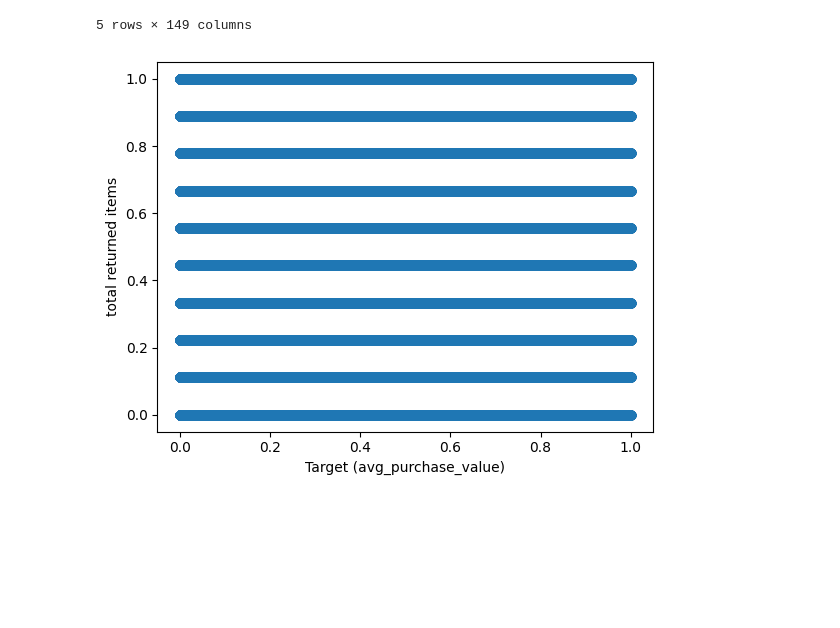
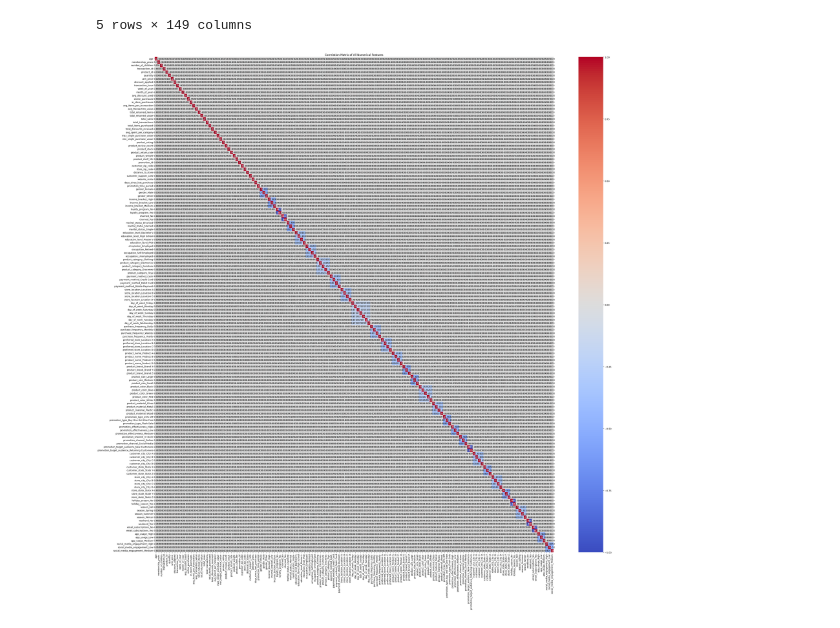
Before and after one commit to Kdixter/Kabir_Vohra_Urvashi_Balasubraniam_A1, a Jupyter notebook: retail_task/notebooks/data_exploration.ipynb, the cells around one changed output. Saved outputs shown, nothing was run; the diff lists cells and outputs as text; code cells hidden in the pictures; blank space fills up the shorter version.

```diff
--- a/retail_task/notebooks/data_exploration.ipynb
+++ b/retail_task/notebooks/data_exploration.ipynb
@@ -61,4 +60,7 @@ website_visits                   2
 social_media_engagement     Medium
 days_since_last_purchase         6
 Name: 0, Length: 77, dtype: object
+# %%
+# Prior to encoding -- these are the actual numerical features (used later)
+ogNumericalCols = df.select_dtypes(include=["number"]).columns.tolist()
 # %%
@@ -415,12 +419,23 @@ df.head()
 | 4 | 0.573770 | 0.888889 | 0.50 | 0.186218 | 0.356471 | 0.250 | 0.609419 | ... |
 5 rows × 149 columns
 # %%
-target = df['avg_purchase_value']
-other = df['total_returned_items']
+# CORRELATION HEATMAP
 
-plt.scatter(target, df['total_returned_items'])
-plt.xlabel('Target (avg_purchase_value)')
-plt.ylabel('total returned items')
+import seaborn as sns
+
+# new dataframe just for actual numerical cols
+df_subset = df[ogNumericalCols]
+
+# drop the target variable
+df_subset = df_subset.drop('avg_purchase_value', axis = 1)
+
+# make a correlation from this new dataframe matrix
+correlation_matrix = df_subset.corr()
+
+# visualise matrix using heatmap
+plt.figure(figsize=(40, 40)) # dims
+sns.heatmap(correlation_matrix, annot=True, cmap='coolwarm', fmt=".2f") # fmt for string formatting code
+plt.title('Correlation Matrix of All Numerical Features')
 plt.show()
 # %% [output]
-[figure, old version]
+[figure, new version]
```
Also changed, not shown: parts of 5 cells of this notebook, 1 other file.
